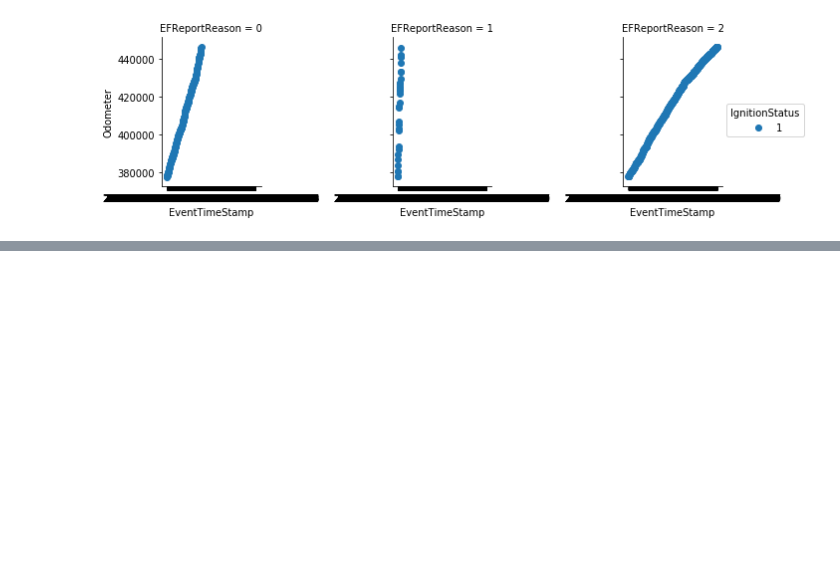
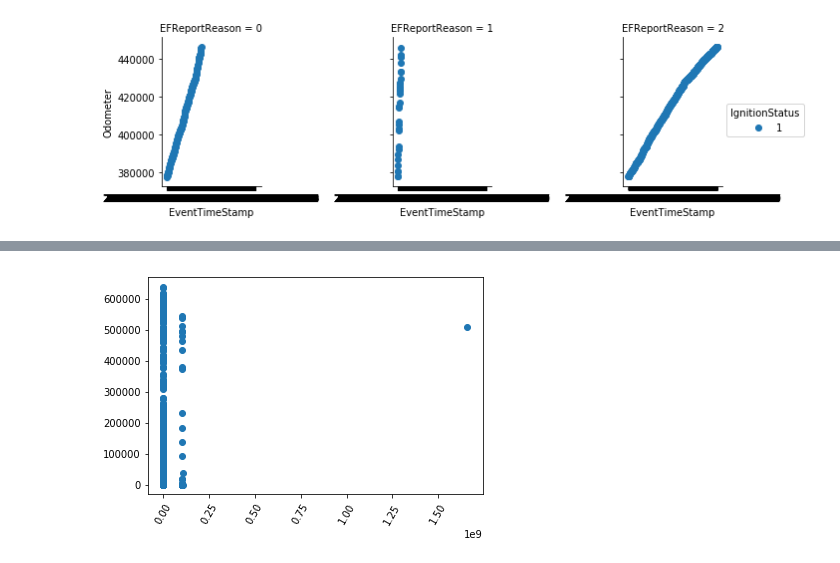
Before and after one commit to DataScienceBS/data-question-6-lionesses, a Jupyter notebook: Big_G_data_prep.ipynb, the cells around one changed output, grey strips where cells are left out. Saved outputs shown, nothing was run; the diff lists cells and outputs as text; code cells hidden in the pictures; blank space fills up the shorter version.

```diff
--- a/Big_G_data_prep.ipynb
+++ b/Big_G_data_prep.ipynb
@@ -190,3 +230,15 @@ TypeError: strptime() argument 1 must be str, not Series
+# %%
+miles_by_truck = pd.DataFrame()
+miles_by_truck['min_odo'] = df_events.groupby(['EquipmentID'])['Odometer'].min()
+miles_by_truck['max_odo'] = df_events.groupby(['EquipmentID'])['Odometer'].max()
+miles_by_truck['odo_change'] = (miles_by_truck['max_odo'] - miles_by_truck['min_odo'])
+miles_by_truck = miles_by_truck.reset_index()
+# %%
+_ = plt.scatter('EquipmentID','odo_change',data=miles_by_truck)
+_ = plt.xticks(rotation=60)
+plt.show()
+# %% [output]
+[figure, added]
 # %%
 fg = sns.FacetGrid(data=df_fuel_trans_fuels, col='TRNPI1')
 fg.map(plt.scatter,'TRNDAT','TRNPQ1')
```
Also changed, not shown: parts of 17 cells of this notebook.
